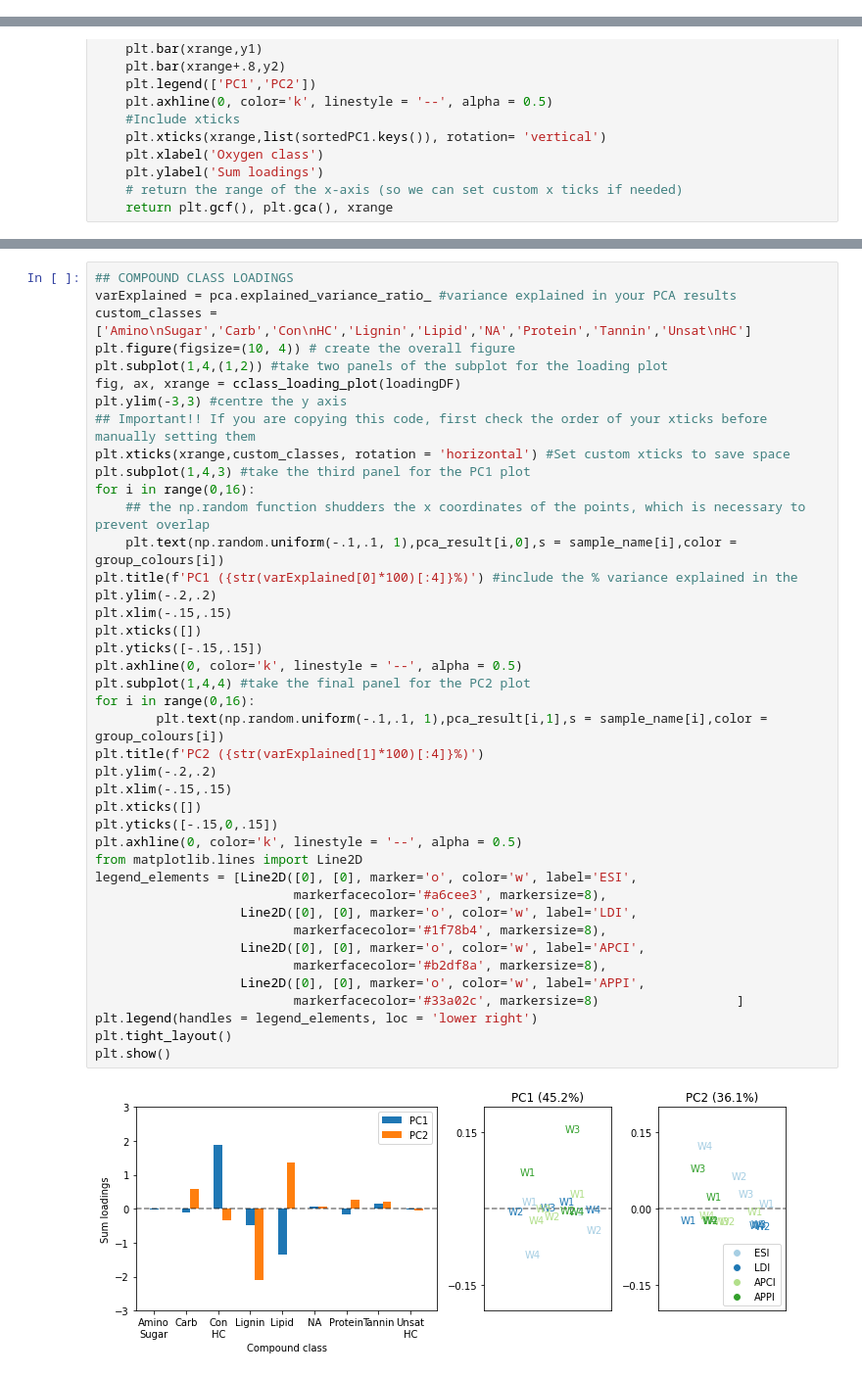
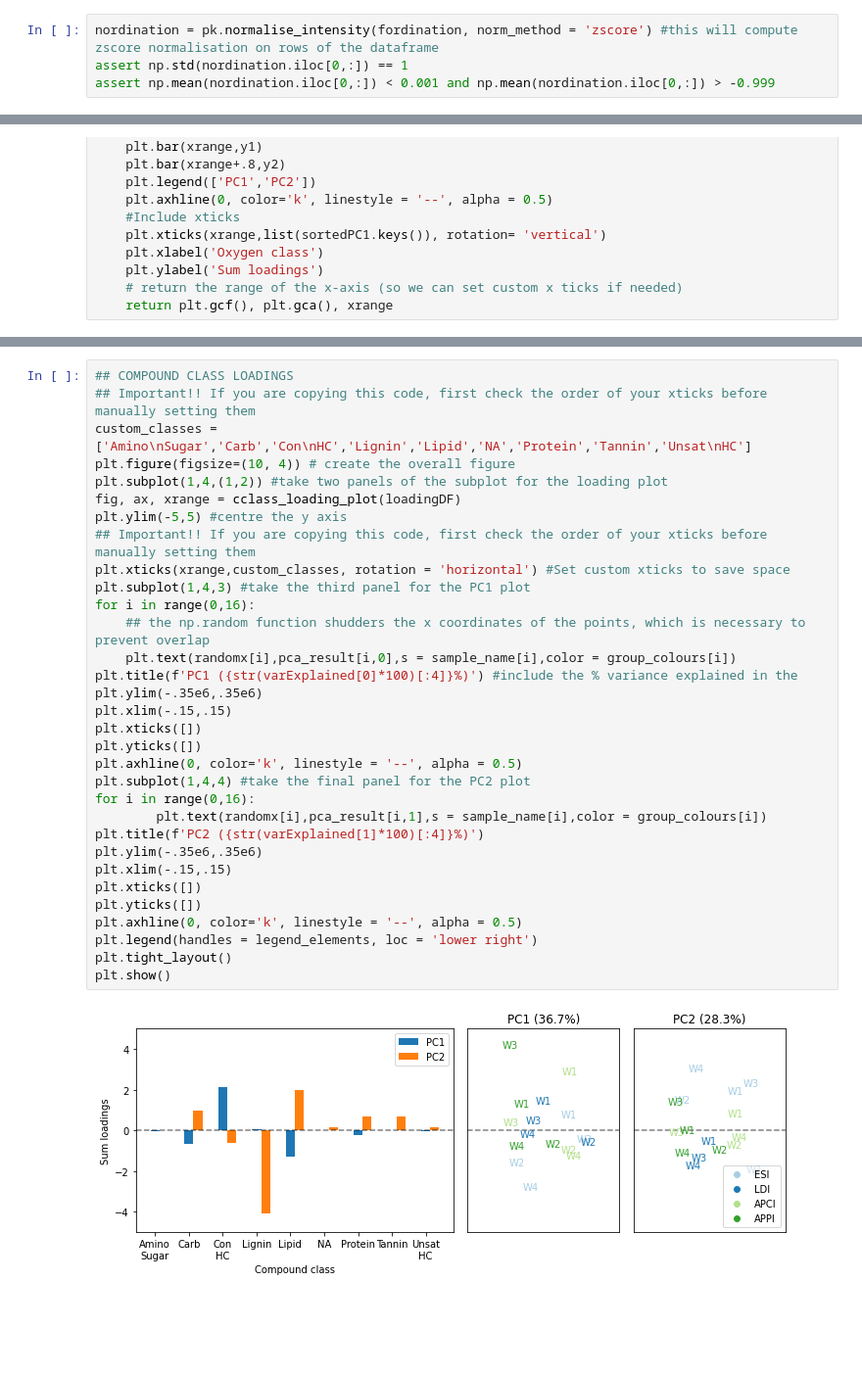
Before and after one commit to Kzra/pykrev, a Jupyter notebook: docs/pca_with_pykrev/PCAwithPyKrev.ipynb, the cells around one changed output, grey strips where cells are left out. Shown at 98% size. Drawn from its saved outputs; the diff is of its cells as text; blank space fills up the shorter version.

```diff
--- a/docs/pca_with_pykrev/PCAwithPyKrev.ipynb
+++ b/docs/pca_with_pykrev/PCAwithPyKrev.ipynb
@@ -45 +43,5 @@ nordination = pk.normalise_intensity(fordination, norm_method = 'sum')
+# %%
+nordination = pk.normalise_intensity(fordination, norm_method = 'zscore') #this will compute zscore normalisation on rows of the dataframe
+assert np.std(nordination.iloc[0,:]) == 1
+assert np.mean(nordination.iloc[0,:]) < 0.001 and np.mean(nordination.iloc[0,:]) > -0.999
 # %% [markdown]
@@ -291,45 +300,36 @@ plt.show()
 # %%
 ## COMPOUND CLASS LOADINGS
-varExplained = pca.explained_variance_ratio_ #variance explained in your PCA results
+## Important!! If you are copying this code, first check the order of your xticks before manually setting them
 custom_classes = ['Amino\nSugar','Carb','Con\nHC','Lignin','Lipid','NA','Protein','Tannin','Unsat\nHC']
 plt.figure(figsize=(10, 4)) # create the overall figure
 plt.subplot(1,4,(1,2)) #take two panels of the subplot for the loading plot
 fig, ax, xrange = cclass_loading_plot(loadingDF)
-plt.ylim(-3,3) #centre the y axis
+plt.ylim(-5,5) #centre the y axis
 ## Important!! If you are copying this code, first check the order of your xticks before manually setting them
 plt.xticks(xrange,custom_classes, rotation = 'horizontal') #Set custom xticks to save space
 plt.subplot(1,4,3) #take the third panel for the PC1 plot
 for i in range(0,16):
     ## the np.random function shudders the x coordinates of the points, which is necessary to prevent overlap
-    plt.text(np.random.uniform(-.1,.1, 1),pca_result[i,0],s = sample_name[i],color = group_colours[i])
+    plt.text(randomx[i],pca_result[i,0],s = sample_name[i],color = group_colours[i])
 plt.title(f'PC1 ({str(varExplained[0]*100)[:4]}%)') #include the % variance explained in the
-plt.ylim(-.2,.2)
+plt.ylim(-.35e6,.35e6)
 plt.xlim(-.15,.15)
 plt.xticks([])
-plt.yticks([-.15,.15])
+plt.yticks([])
 plt.axhline(0, color='k', linestyle = '--', alpha = 0.5)
 plt.subplot(1,4,4) #take the final panel for the PC2 plot
 for i in range(0,16):
-        plt.text(np.random.uniform(-.1,.1, 1),pca_result[i,1],s = sample_name[i],color = group_colours[i])
+        plt.text(randomx[i],pca_result[i,1],s = sample_name[i],color = group_colours[i])
 plt.title(f'PC2 ({str(varExplained[1]*100)[:4]}%)')
-plt.ylim(-.2,.2)
+plt.ylim(-.35e6,.35e6)
 plt.xlim(-.15,.15)
 plt.xticks([])
-plt.yticks([-.15,0,.15])
+plt.yticks([])
 plt.axhline(0, color='k', linestyle = '--', alpha = 0.5)
-from matplotlib.lines import Line2D
-legend_elements = [Line2D([0], [0], marker='o', color='w', label='ESI',
-                          markerfacecolor='#a6cee3', markersize=8),
-                   Line2D([0], [0], marker='o', color='w', label='LDI',
-                          markerfacecolor='#1f78b4', markersize=8),
-                   Line2D([0], [0], marker='o', color='w', label='APCI',
-                          markerfacecolor='#b2df8a', markersize=8),
-                   Line2D([0], [0], marker='o', color='w', label='APPI',
-                          markerfacecolor='#33a02c', markersize=8)                  ]
 plt.legend(handles = legend_elements, loc = 'lower right')
 plt.tight_layout()
 plt.show()
 # %% [output]
-[figure, old version]
+[figure, new version]
 # %%
 ## OXYGEN CLASS LOADINGS
```
Also changed, not shown: parts of 22 cells of this notebook, 59 other files.
